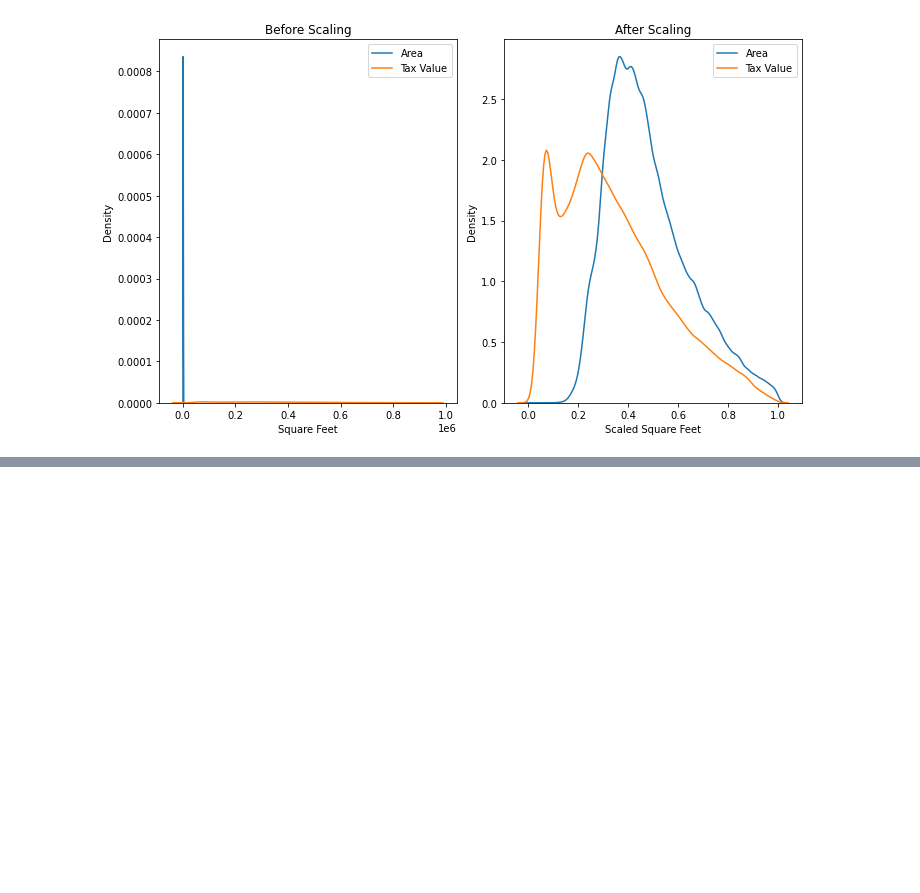
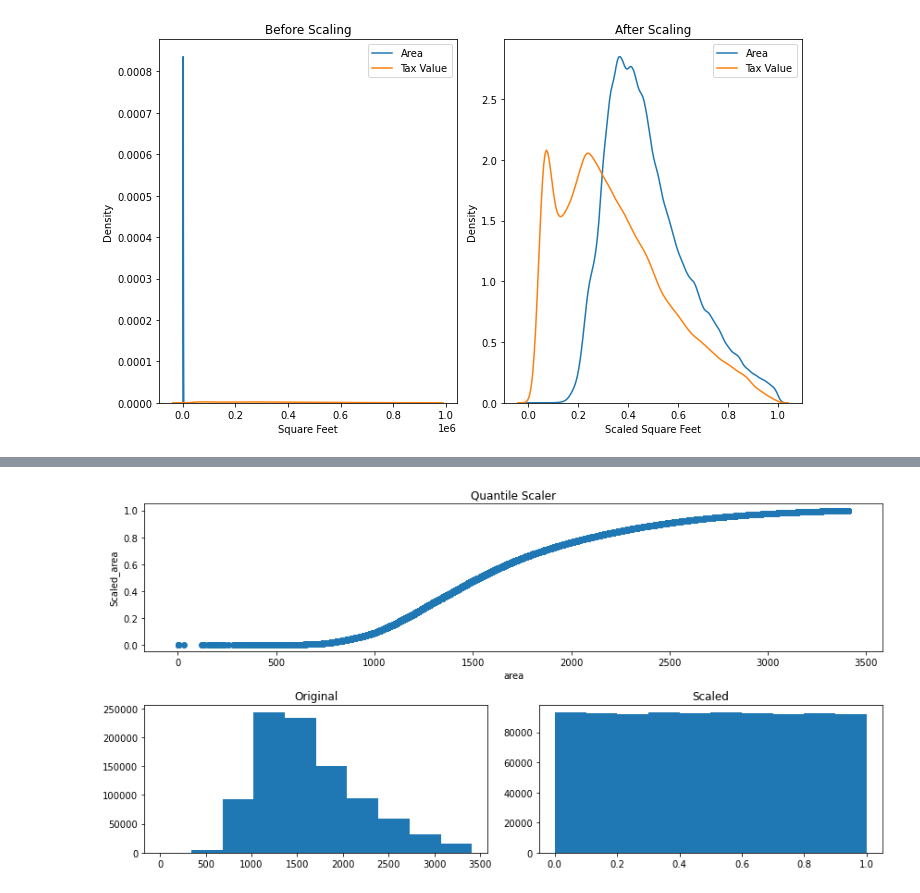
Before and after one commit to Marley-C-Robinson-99/regression-exercises, a Jupyter notebook: Scaling.ipynb, the cells around one changed output, grey strips where cells are left out. Drawn from its saved outputs; the diff is of its cells as text; code cells hidden in the pictures; blank space fills up the shorter version.

```diff
--- a/Scaling.ipynb
+++ b/Scaling.ipynb
@@ -88,0 +148,4 @@ plt.show()
+# %%
+visualize_scaled_date(sklearn.preprocessing.QuantileTransformer(), 'Quantile Scaler', 'area')
+# %% [output]
+[figure, added]
```
Also changed, not shown: parts of 11 cells of this notebook, 4 other files.
